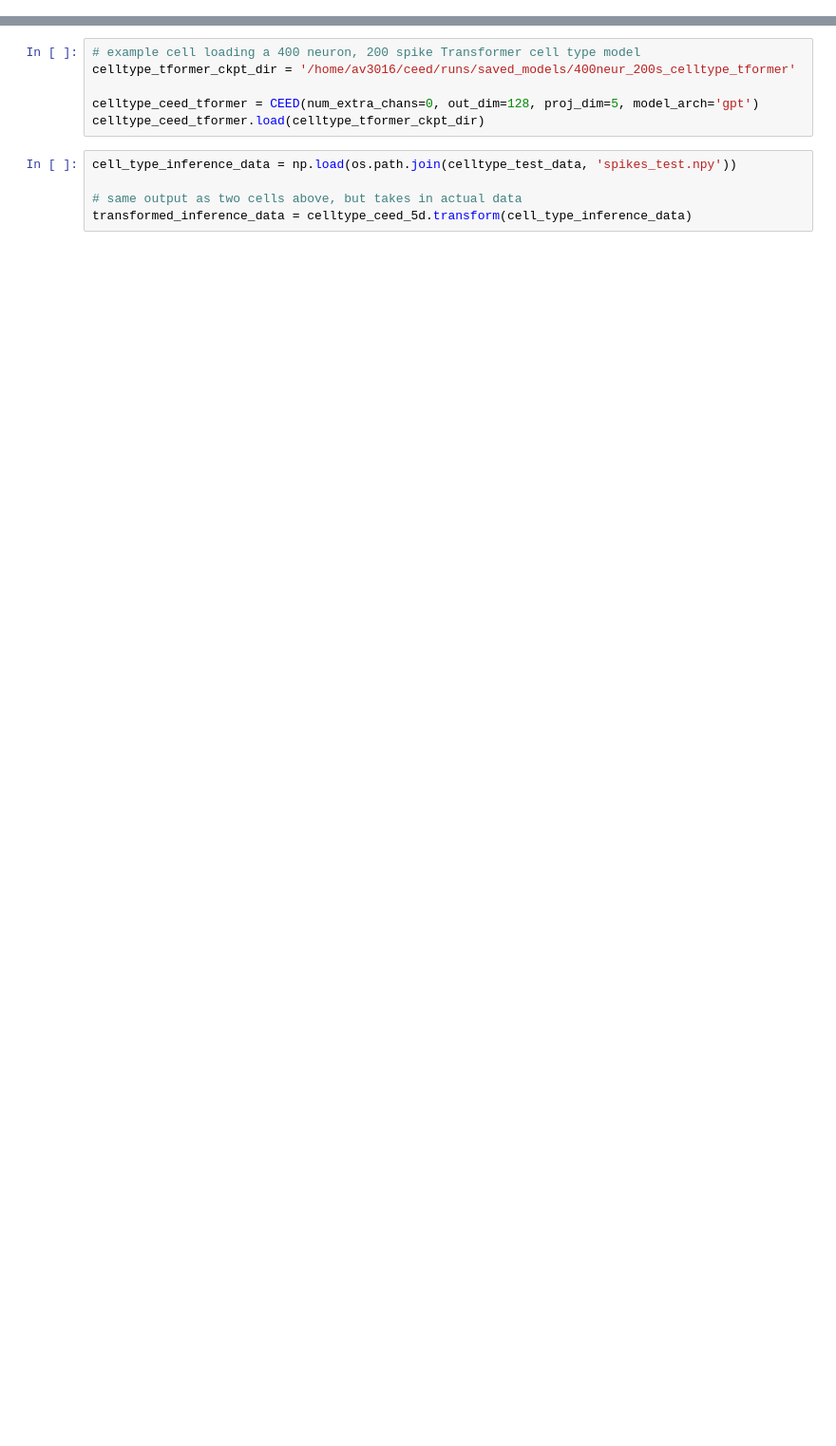
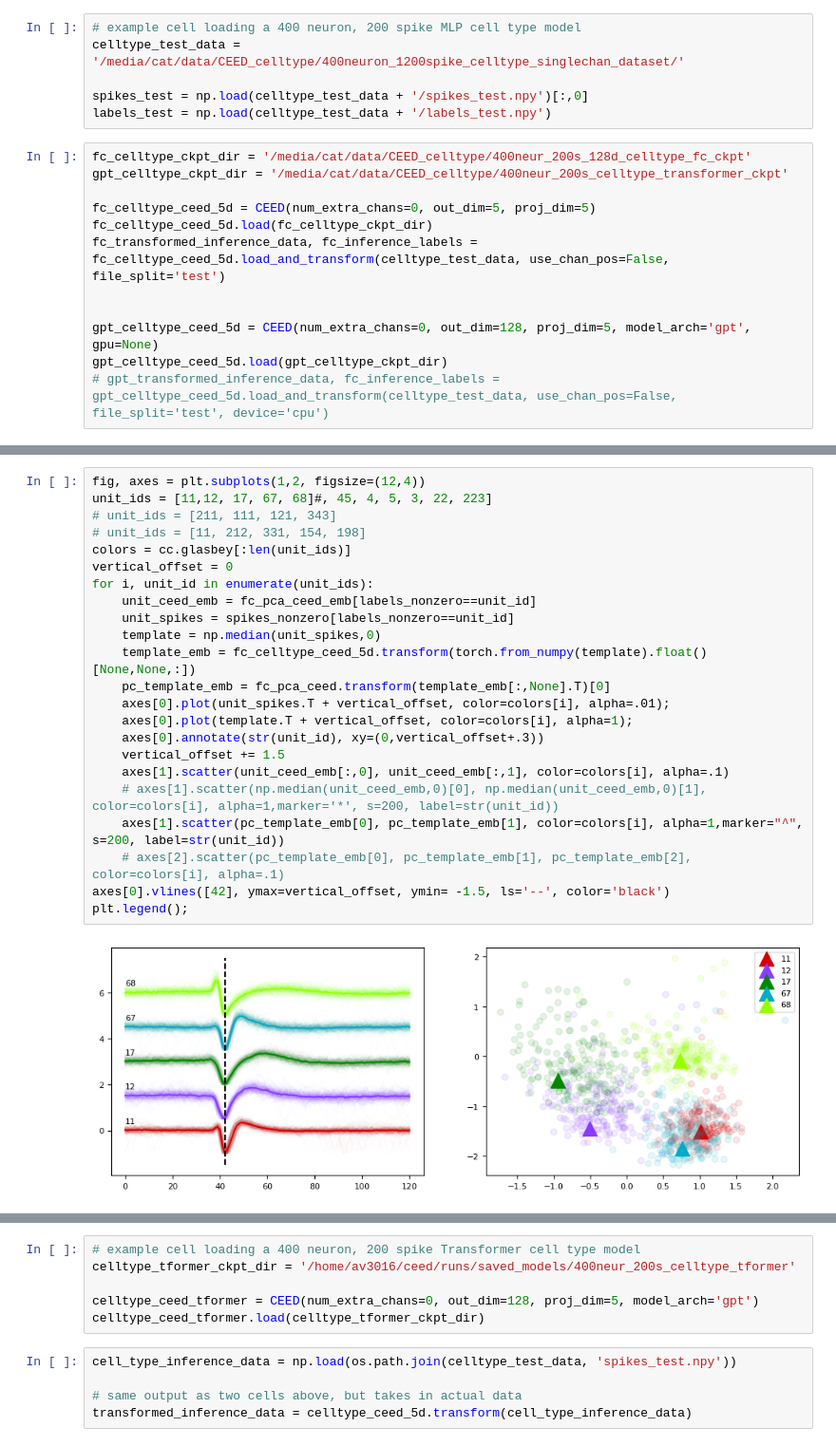
Before and after one commit to ankitvishnu23/CEED, a Jupyter notebook: notebooks/02_data_transformation.ipynb, the cells around one changed output, grey strips where cells are left out. Shown at 95% size. Cells and saved outputs as stored; diff of their text form; blank space fills up the shorter version.

```diff
--- a/notebooks/02_data_transformation.ipynb
+++ b/notebooks/02_data_transformation.ipynb
@@ -22,0 +18,18 @@ transformed_inference_data, inference_labels = celltype_ceed_5d.load_and_transfo
+# %%
+# example cell loading a 400 neuron, 200 spike MLP cell type model
+celltype_test_data = '/media/cat/data/CEED_celltype/400neuron_1200spike_celltype_singlechan_dataset/'
+
+spikes_test = np.load(celltype_test_data + '/spikes_test.npy')[:,0]
+labels_test = np.load(celltype_test_data + '/labels_test.npy')
+# %%
+fc_celltype_ckpt_dir = '/media/cat/data/CEED_celltype/400neur_200s_128d_celltype_fc_ckpt'
+gpt_celltype_ckpt_dir = '/media/cat/data/CEED_celltype/400neur_200s_celltype_transformer_ckpt'
+
+fc_celltype_ceed_5d = CEED(num_extra_chans=0, out_dim=5, proj_dim=5)
+fc_celltype_ceed_5d.load(fc_celltype_ckpt_dir)
+fc_transformed_inference_data, fc_inference_labels = fc_celltype_ceed_5d.load_and_transform(celltype_test_data, use_chan_pos=False, file_split='test')
+
+
+gpt_celltype_ceed_5d = CEED(num_extra_chans=0, out_dim=128, proj_dim=5, model_arch='gpt', gpu=None)
+gpt_celltype_ceed_5d.load(gpt_celltype_ckpt_dir)
+# gpt_transformed_inference_data, fc_inference_labels = gpt_celltype_ceed_5d.load_and_transform(celltype_test_data, use_chan_pos=False, file_split='test', device='cpu')
@@ -22,0 +77,25 @@ transformed_inference_data, inference_labels = celltype_ceed_5d.load_and_transfo
+# %%
+fig, axes = plt.subplots(1,2, figsize=(12,4))
+unit_ids = [11,12, 17, 67, 68]#, 45, 4, 5, 3, 22, 223]
+# unit_ids = [211, 111, 121, 343]
+# unit_ids = [11, 212, 331, 154, 198]
+colors = cc.glasbey[:len(unit_ids)]
+vertical_offset = 0
+for i, unit_id in enumerate(unit_ids):
+    unit_ceed_emb = fc_pca_ceed_emb[labels_nonzero==unit_id]
+    unit_spikes = spikes_nonzero[labels_nonzero==unit_id]
+    template = np.median(unit_spikes,0)
+    template_emb = fc_celltype_ceed_5d.transform(torch.from_numpy(template).float()[None,None,:])
+    pc_template_emb = fc_pca_ceed.transform(template_emb[:,None].T)[0]
+    axes[0].plot(unit_spikes.T + vertical_offset, color=colors[i], alpha=.01);
+    axes[0].plot(template.T + vertical_offset, color=colors[i], alpha=1);
+    axes[0].annotate(str(unit_id), xy=(0,vertical_offset+.3))
+    vertical_offset += 1.5
+    axes[1].scatter(unit_ceed_emb[:,0], unit_ceed_emb[:,1], color=colors[i], alpha=.1)
+    # axes[1].scatter(np.median(unit_ceed_emb,0)[0], np.median(unit_ceed_emb,0)[1], color=colors[i], alpha=1,marker='*', s=200, label=str(unit_id))
+    axes[1].scatter(pc_template_emb[0], pc_template_emb[1], color=colors[i], alpha=1,marker="^", s=200, label=str(unit_id))
+    # axes[2].scatter(pc_template_emb[0], pc_template_emb[1], pc_template_emb[2], color=colors[i], alpha=.1)
+axes[0].vlines([42], ymax=vertical_offset, ymin= -1.5, ls='--', color='black')
+plt.legend();
+# %% [output]
+[figure, added]
```
Also changed, not shown: parts of 10 cells of this notebook, 5 other files.
